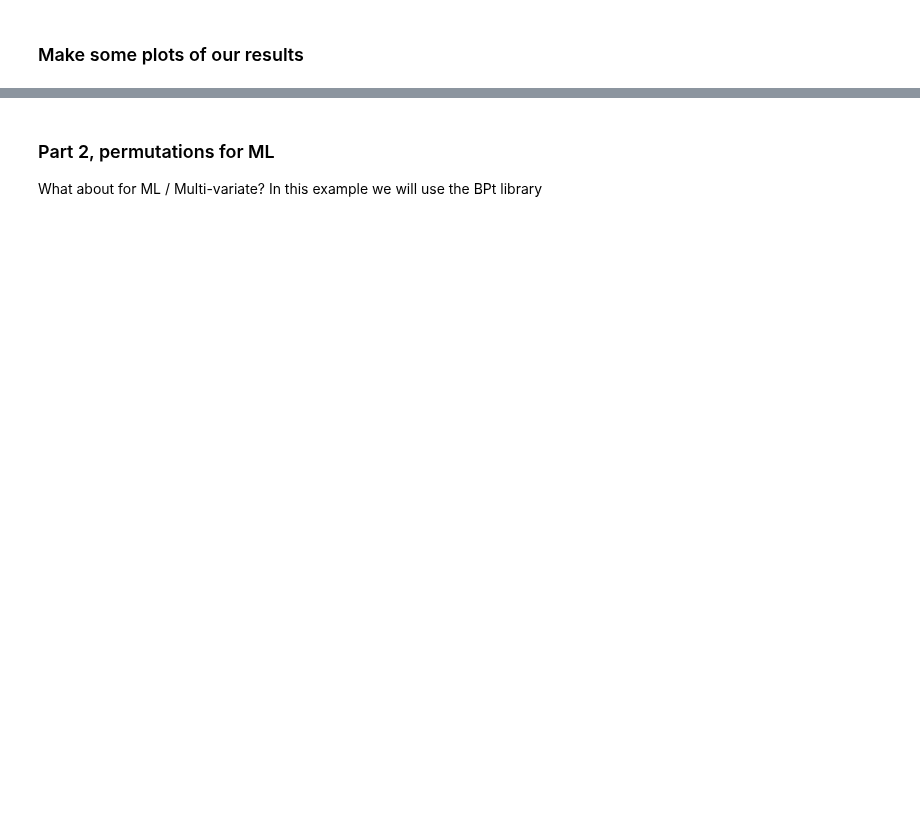
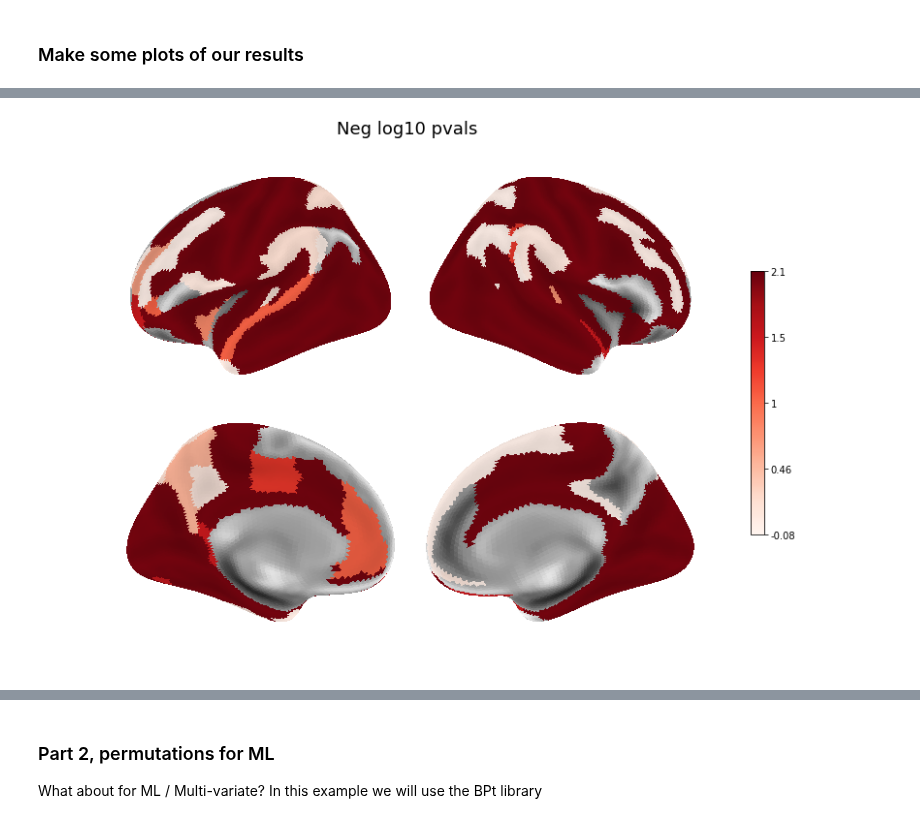
Before and after one commit to sahahn/neurotools, a Jupyter notebook: src_doc/source/permutations.ipynb, the cells around one changed output, grey strips where cells are left out. Saved outputs shown, nothing was run; the diff lists cells and outputs as text; code cells hidden in the pictures; blank space fills up the shorter version.

```diff
--- a/src_doc/source/permutations.ipynb
+++ b/src_doc/source/permutations.ipynb
@@ -103,7 +102,9 @@ plot(v, title='Raw v-stats', threshold=.1)
 # %%
 neg_log_pvals = -np.log10(pvals)
-v = to_vertex(neg_log_pvals , roi_names)
+v = pd.Series(neg_log_pvals, index=roi_names)
 plot(v, title='Neg log10 pvals', threshold=.001)
+# %% [output]
+[figure, added]
 # %%
 thresh_scores = original_scores.copy()
 thresh_scores[pvals > .05] = 0
```
Also changed, not shown: parts of 9 cells of this notebook.
